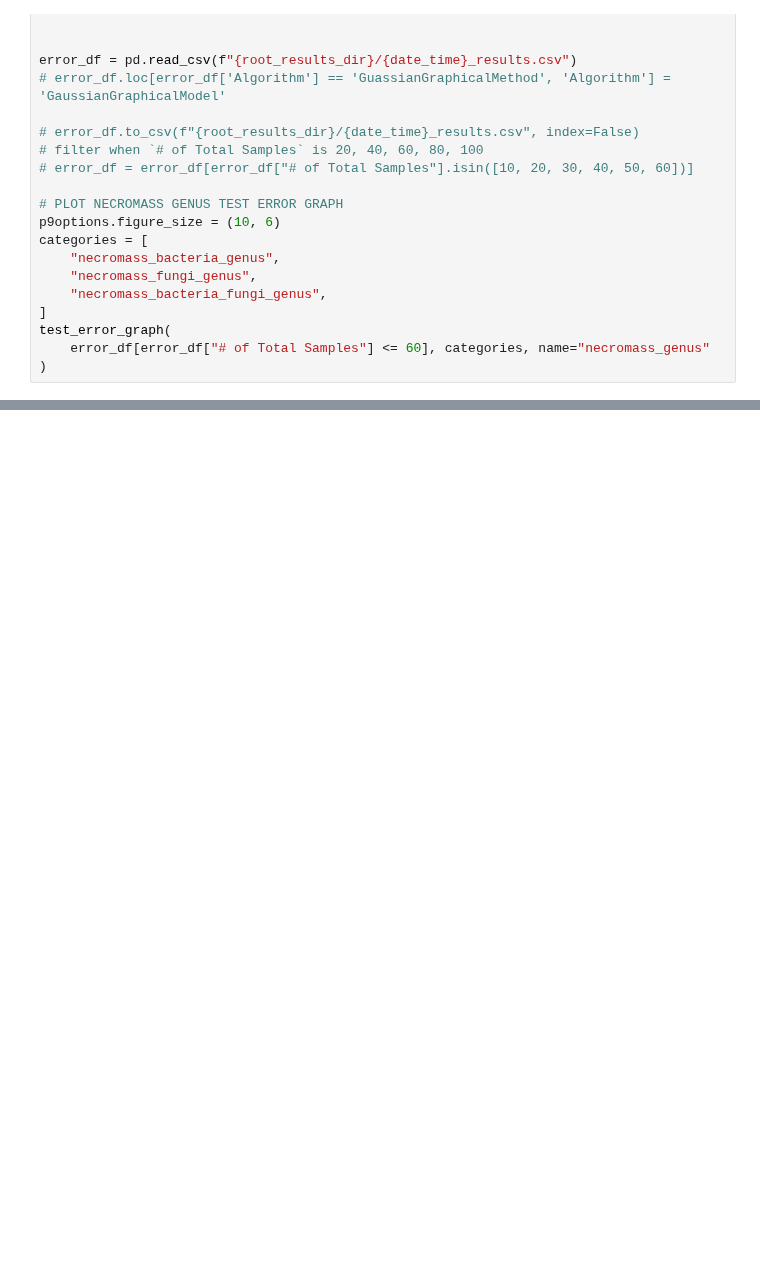
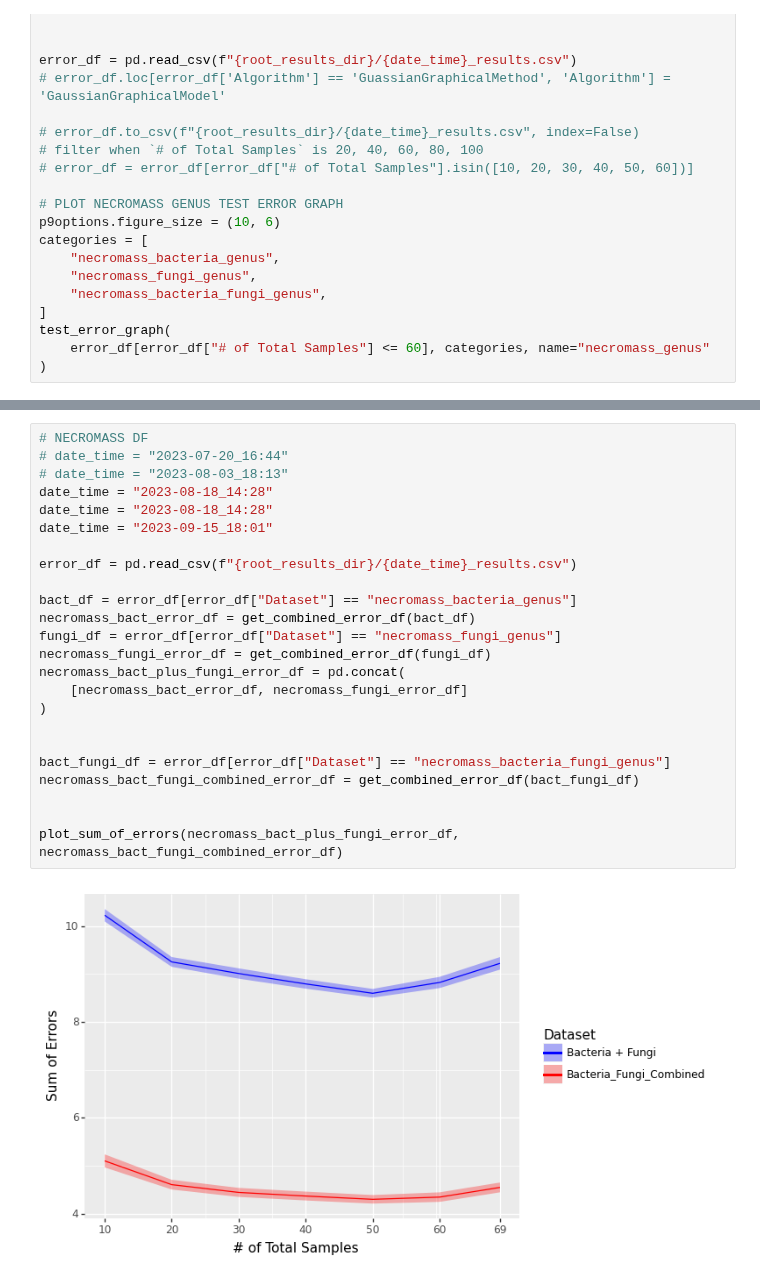
Before and after one commit to EngineerDanny/CS685-Microbe-Network-Research-Code, a Jupyter notebook: algo_comparison/results/analyze_results.ipynb, the cells around one changed output, grey strips where cells are left out. Saved outputs shown, nothing was run; the diff lists cells and outputs as text; blank space fills up the shorter version.

```diff
--- a/algo_comparison/results/analyze_results.ipynb
+++ b/algo_comparison/results/analyze_results.ipynb
@@ -275,0 +261,26 @@ print(gg)
+# %%
+# NECROMASS DF
+# date_time = "2023-07-20_16:44"
+# date_time = "2023-08-03_18:13"
+date_time = "2023-08-18_14:28"
+date_time = "2023-08-18_14:28"
+date_time = "2023-09-15_18:01"
+
+error_df = pd.read_csv(f"{root_results_dir}/{date_time}_results.csv")
+
+bact_df = error_df[error_df["Dataset"] == "necromass_bacteria_genus"]
+necromass_bact_error_df = get_combined_error_df(bact_df)
+fungi_df = error_df[error_df["Dataset"] == "necromass_fungi_genus"]
+necromass_fungi_error_df = get_combined_error_df(fungi_df)
+necromass_bact_plus_fungi_error_df = pd.concat(
+    [necromass_bact_error_df, necromass_fungi_error_df]
+)
+
+
+bact_fungi_df = error_df[error_df["Dataset"] == "necromass_bacteria_fungi_genus"]
+necromass_bact_fungi_combined_error_df = get_combined_error_df(bact_fungi_df)
+
+
+plot_sum_of_errors(necromass_bact_plus_fungi_error_df, necromass_bact_fungi_combined_error_df)
+# %% [output]
+[figure, added]
```
Also changed, not shown: parts of 4 cells of this notebook, 1 other file.
